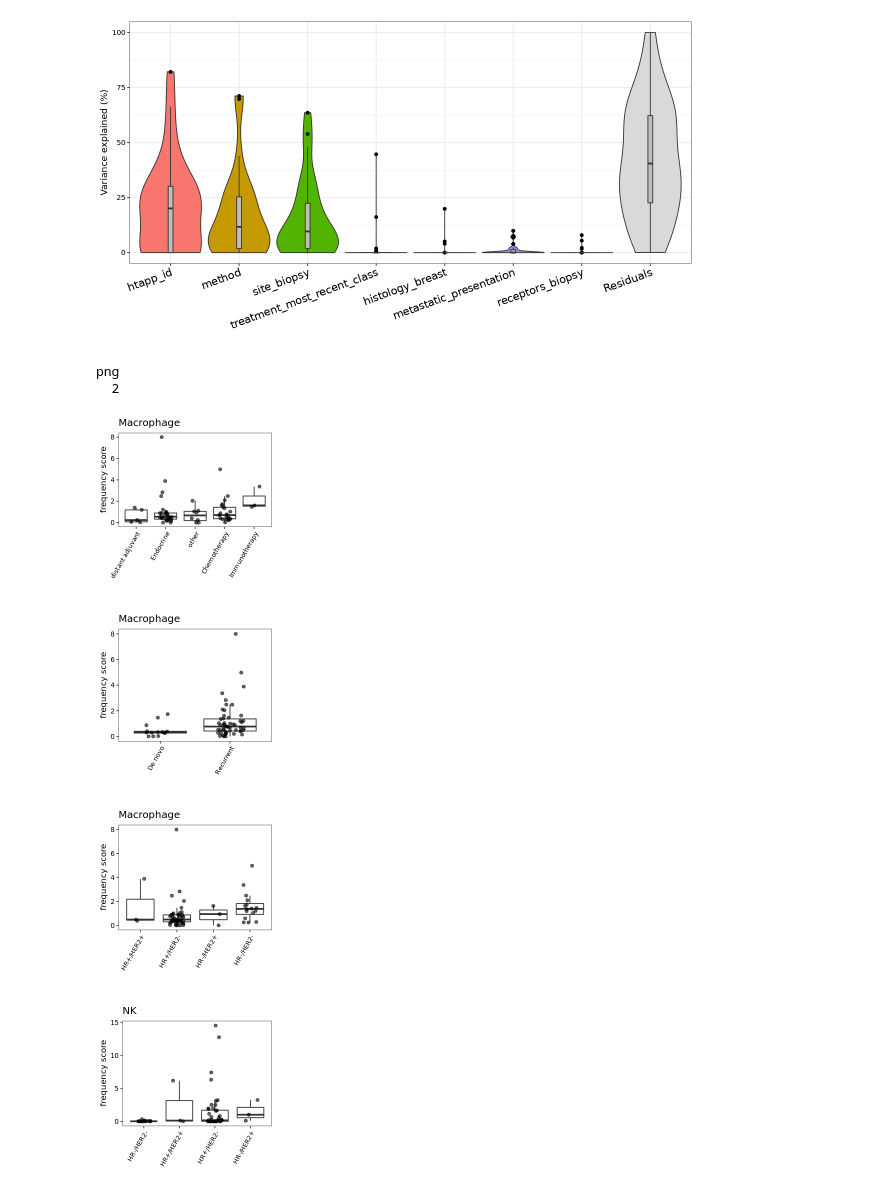
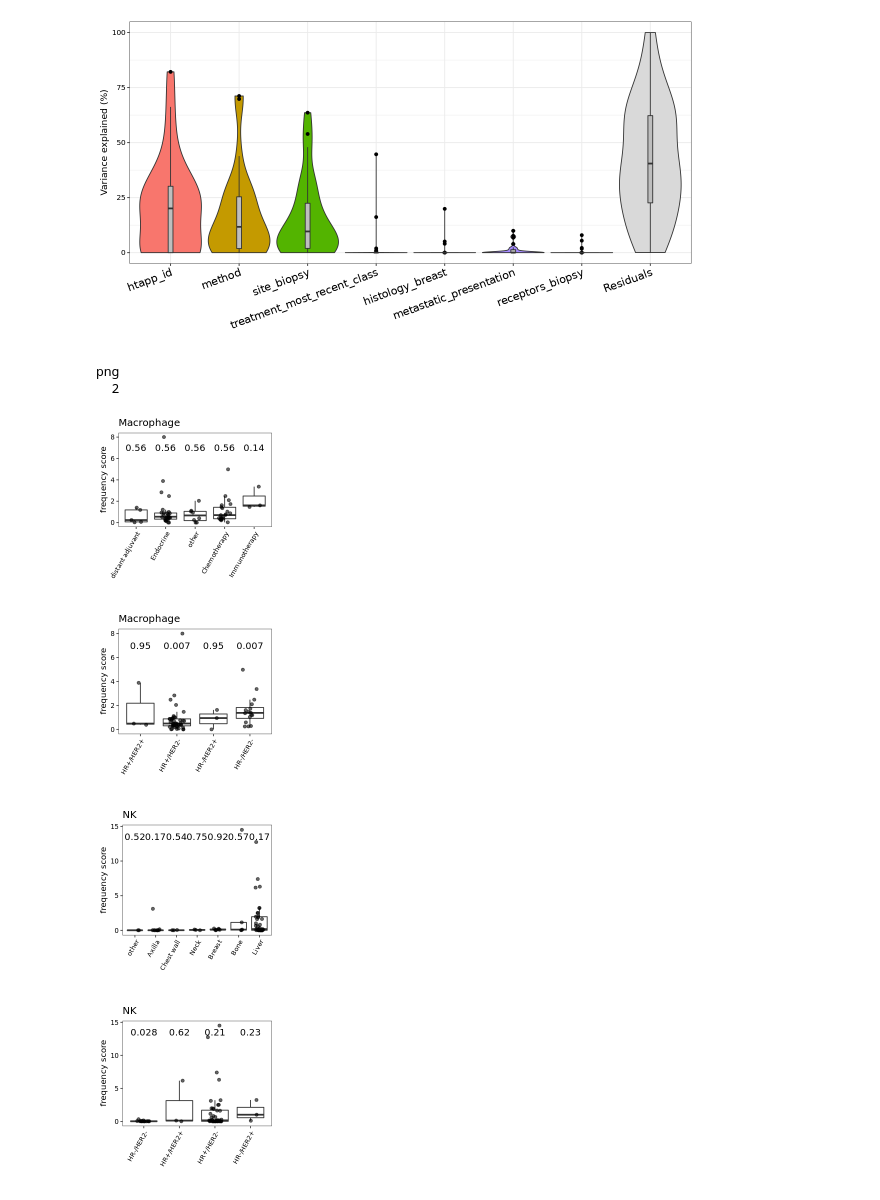
Before and after one commit to klarman-cell-observatory/HTAPP-Pipelines, a Jupyter notebook: HTAPP_MBC/02_sc-sn_analysis/02.6_explainVariability.ipynb, the cells around one changed output. Cells and saved outputs as stored; diff of their text form; code cells hidden in the pictures.

```diff
--- a/HTAPP_MBC/02_sc-sn_analysis/02.6_explainVariability.ipynb
+++ b/HTAPP_MBC/02_sc-sn_analysis/02.6_explainVariability.ipynb
@@ -592,34 +735,42 @@ plot_ctfr <-function(mat,ct,var){
     GE[N_var<3,var:="other",]
     GE[,median_score:=median(score),by=var]
     GE[,var:=factor(var,levels=unique(var[order(median_score)])),]
-    ggplot(GE,aes(x=var,y=score))+geom_boxplot(outlier.color = "transparent")+
+
+    #test
+#    pvals=as.data.table(t(combn(x=unique(GE$var),m=2)))
+    pvals=data.table(V1=unique(GE$var))
+    pvals[,pval:=wilcox.test(GE[var==V1,]$score,GE[var!=V1,]$score)$p.value,by=1:nrow(pvals)]
+    pvals[,p.adjust:=p.adjust(pval,method = "fdr"),]
+
+    pvals
+    pl=ggplot(GE,aes(x=var,y=score))+geom_boxplot(outlier.color = "transparent")+
     geom_point(position=position_jitter(width=0.2),alpha=0.6)+ggtitle(ct)+
+    geom_text(data = pvals,aes(label=signif(p.adjust,2),x=V1),y=max(GE$score)-1)+
     ylab("frequency score")+xlab("")+rotate_labels()
-
 }
 # %%
 options(repr.plot.width = 3, repr.plot.height =3)
 p1=plot_ctfr(cell_counts_scale,"Macrophage","treatment_most_recent_class")
-p2=plot_ctfr(cell_counts_scale,"Macrophage","metastatic_presentation")
-p3=plot_ctfr(cell_counts_scale,"Macrophage","receptors_biopsy_simpl")
+p2=plot_ctfr(cell_counts_scale,"Macrophage","receptors_biopsy_simpl")
+p3=plot_ctfr(cell_counts_scale,"NK","site_biopsy")
 p4=plot_ctfr(cell_counts_scale,"NK","receptors_biopsy_simpl")
 pdf("ct_compare.pdf",width=3,height=3)
 p1
 p2
 p3
 p4
 dev.off()
 p1
 p2
 p3
 p4
 # %% [output]
 png
   2
-[figure, old version]
+[figure, new version]
-[figure, old version]
+[figure, new version]
-[figure, old version]
+[figure, new version]
-[figure, old version]
+[figure, new version]
 # %%
 pca=princomp(varPart_cells)
 # %%
```
Also changed, not shown: parts of 51 cells of this notebook, 3 other files.
